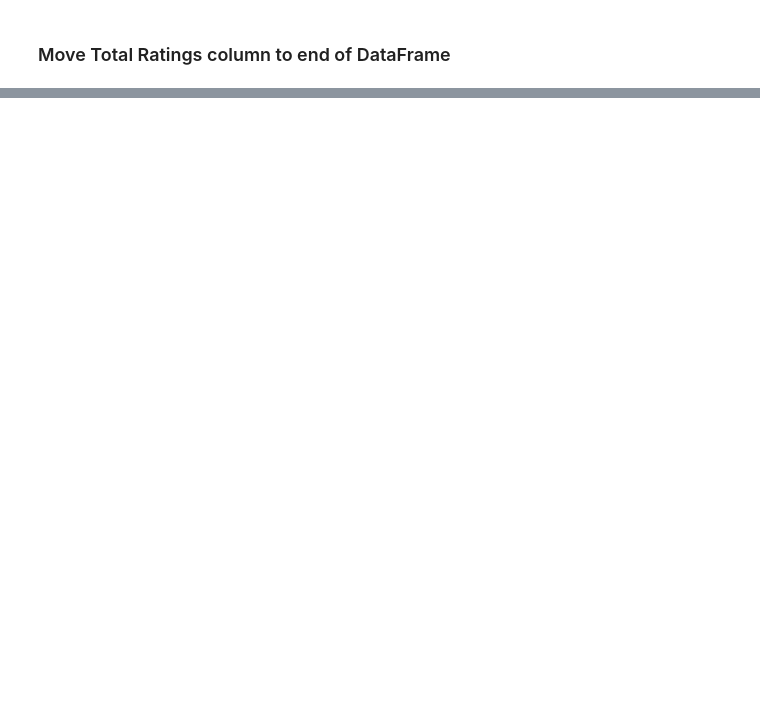
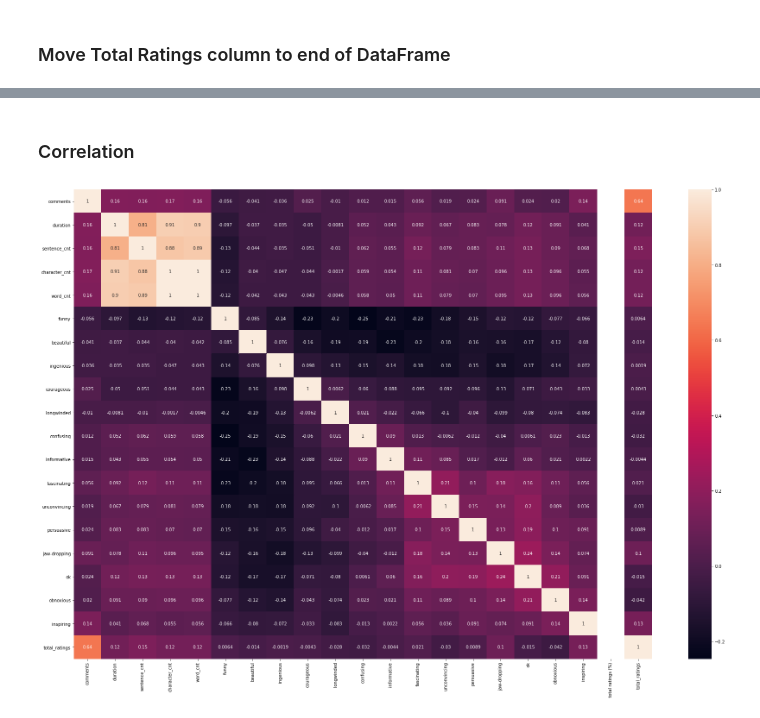
Before and after one commit to smeydell/Ted-Talk-NLP-Classification, a Jupyter notebook: Text NLP & Classification - Ted Talks.ipynb, the cells around one changed output, grey strips where cells are left out. Cells and saved outputs as stored; diff of their text form; code cells hidden in the pictures; blank space fills up the shorter version.

```diff
--- a/Text NLP & Classification - Ted Talks.ipynb
+++ b/Text NLP & Classification - Ted Talks.ipynb
@@ -832,0 +986,11 @@ KeyError: "['rating'] not in index"
+# %% [markdown]
+### Correlation
+# %%
+# Create correlation matrix for all numerical variables in dataset - remove totral ratings % as it's custom and not correlated
+corr = TED_combined.corr()
+corr = corr.drop('total ratings (%)')
+# %%
+plt.figure(figsize = (30,20))
+sns.heatmap(corr, annot = True, cmap = 'rocket');
+# %% [output]
+[figure, added]
```
Also changed, not shown: parts of 28 cells of this notebook.
